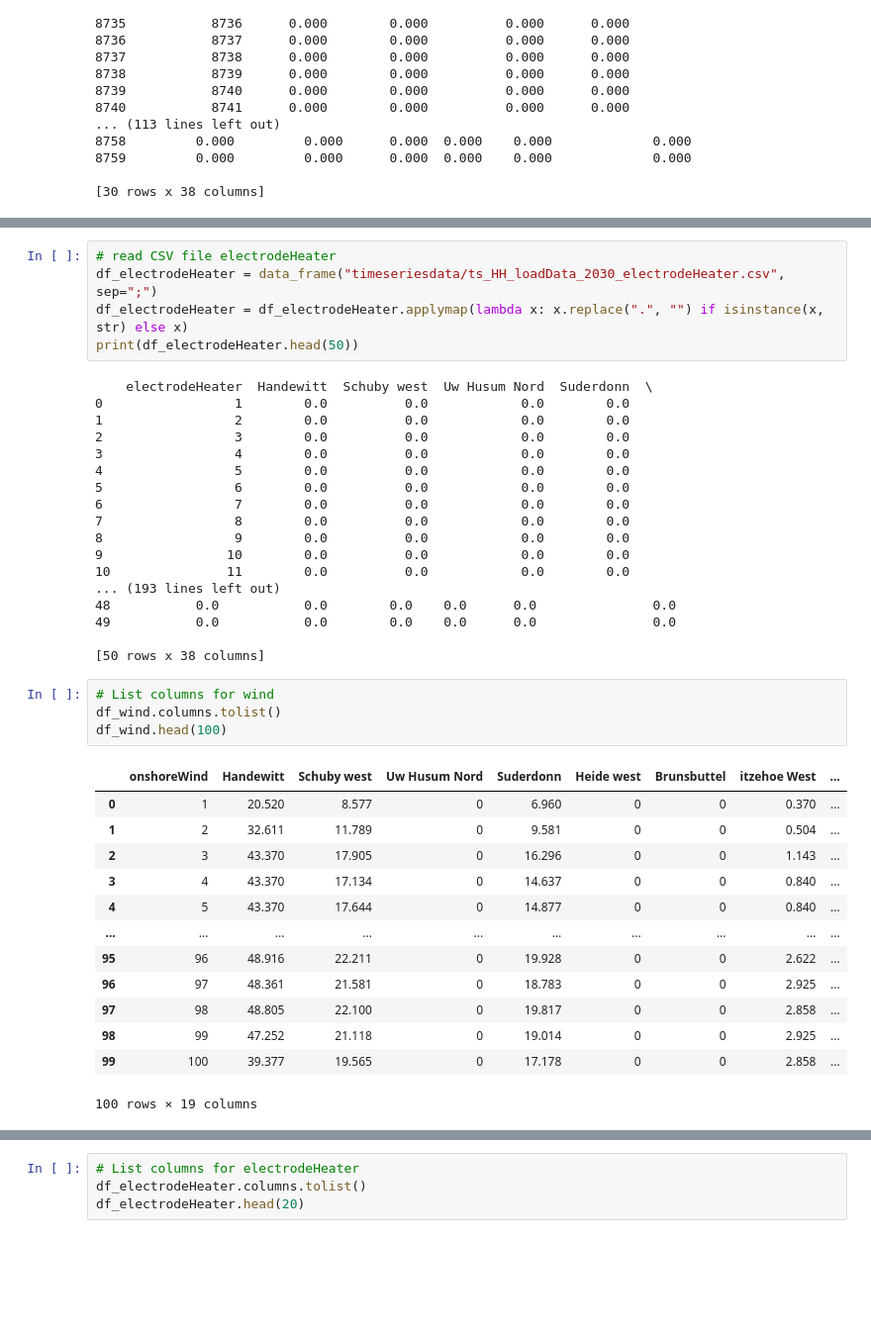
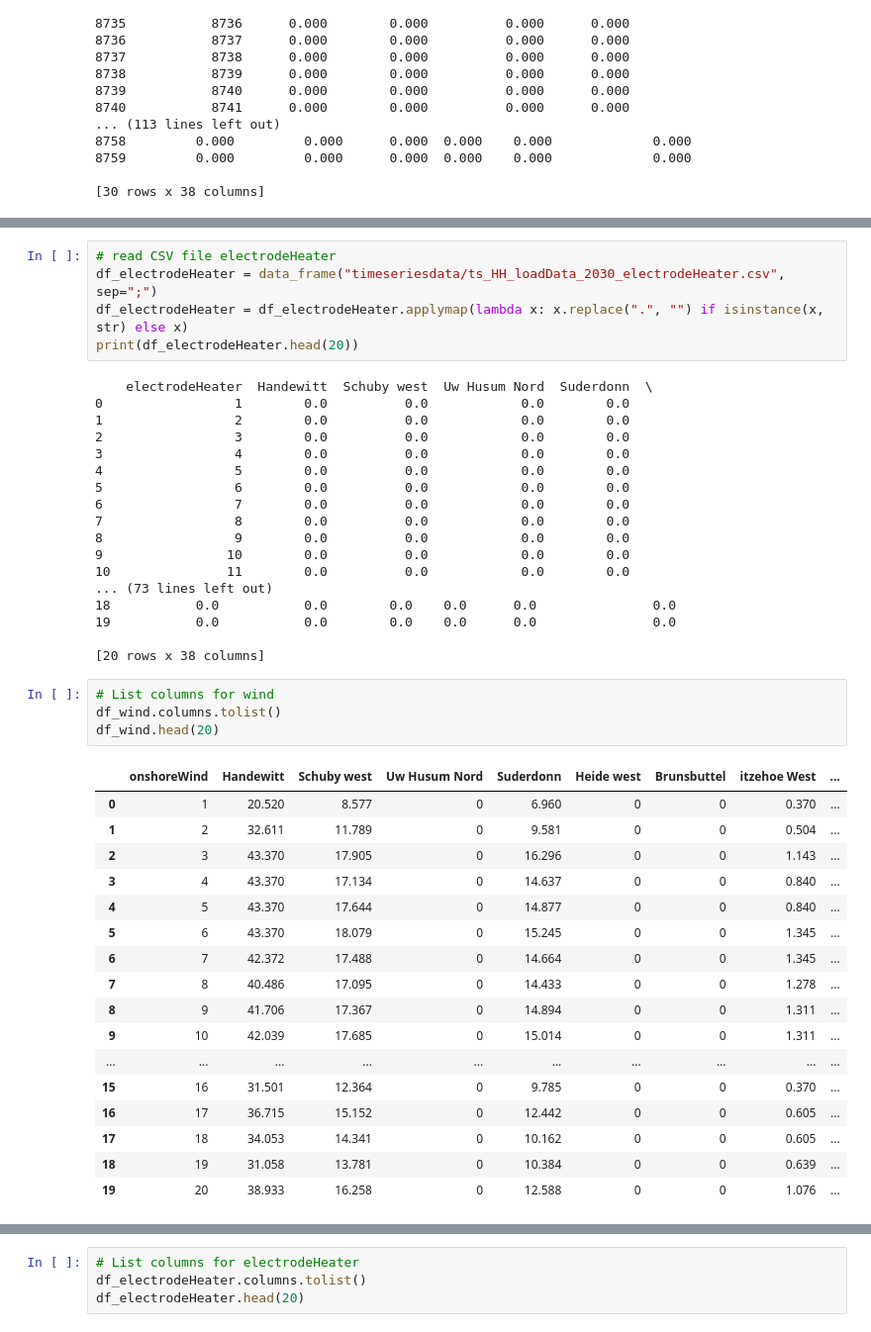
Before and after one commit to adedokun0225/BESS_CongestionManagement, a Jupyter notebook: Timeseries.ipynb, the cells around one changed output, grey strips where cells are left out. Shown at 99% size. Saved outputs shown, nothing was run; the diff lists cells and outputs as text; blank space fills up the shorter version.

```diff
--- a/Timeseries.ipynb
+++ b/Timeseries.ipynb
@@ -77,7 +77,7 @@ print(df_conventionalLoads.head(50))
 # read CSV file electrodeHeater
 df_electrodeHeater = data_frame("timeseriesdata/ts_HH_loadData_2030_electrodeHeater.csv", sep=";")
 df_electrodeHeater = df_electrodeHeater.applymap(lambda x: x.replace(".", "") if isinstance(x, str) else x)
-print(df_electrodeHeater.head(50))
+print(df_electrodeHeater.head(20))
 # %% [output]
     electrodeHeater  Handewitt  Schuby west  Uw Husum Nord  Suderdonn  \
 0                 1        0.0          0.0            0.0        0.0
@@ -91,29 +91,33 @@ print(df_electrodeHeater.head(50))
 8                 9        0.0          0.0            0.0        0.0
 9                10        0.0          0.0            0.0        0.0
 10               11        0.0          0.0            0.0        0.0
-... (193 lines left out)
-48           0.0           0.0        0.0    0.0      0.0               0.0
-49           0.0           0.0        0.0    0.0      0.0               0.0
+... (73 lines left out)
+18           0.0           0.0        0.0    0.0      0.0               0.0
+19           0.0           0.0        0.0    0.0      0.0               0.0
 
-[50 rows x 38 columns]
+[20 rows x 38 columns]
 # %%
 # List columns for wind
 df_wind.columns.tolist()
-df_wind.head(100)
+df_wind.head(20)
 # %% [output]
 |  | onshoreWind | Handewitt | Schuby west | Uw Husum Nord | Suderdonn | Heide west | Brunsbuttel | itzehoe West | ... |
 | 0 | 1 | 20.520 | 8.577 | 0 | 6.960 | 0 | 0 | 0.370 | ... |
 | 1 | 2 | 32.611 | 11.789 | 0 | 9.581 | 0 | 0 | 0.504 | ... |
 | 2 | 3 | 43.370 | 17.905 | 0 | 16.296 | 0 | 0 | 1.143 | ... |
 | 3 | 4 | 43.370 | 17.134 | 0 | 14.637 | 0 | 0 | 0.840 | ... |
 | 4 | 5 | 43.370 | 17.644 | 0 | 14.877 | 0 | 0 | 0.840 | ... |
+| 5 | 6 | 43.370 | 18.079 | 0 | 15.245 | 0 | 0 | 1.345 | ... |
+| 6 | 7 | 42.372 | 17.488 | 0 | 14.664 | 0 | 0 | 1.345 | ... |
+| 7 | 8 | 40.486 | 17.095 | 0 | 14.433 | 0 | 0 | 1.278 | ... |
+| 8 | 9 | 41.706 | 17.367 | 0 | 14.894 | 0 | 0 | 1.311 | ... |
+| 9 | 10 | 42.039 | 17.685 | 0 | 15.014 | 0 | 0 | 1.311 | ... |
 | ... | ... | ... | ... | ... | ... | ... | ... | ... | ... |
-| 95 | 96 | 48.916 | 22.211 | 0 | 19.928 | 0 | 0 | 2.622 | ... |
-| 96 | 97 | 48.361 | 21.581 | 0 | 18.783 | 0 | 0 | 2.925 | ... |
-| 97 | 98 | 48.805 | 22.100 | 0 | 19.817 | 0 | 0 | 2.858 | ... |
-| 98 | 99 | 47.252 | 21.118 | 0 | 19.014 | 0 | 0 | 2.925 | ... |
-| 99 | 100 | 39.377 | 19.565 | 0 | 17.178 | 0 | 0 | 2.858 | ... |
+| 15 | 16 | 31.501 | 12.364 | 0 | 9.785 | 0 | 0 | 0.370 | ... |
+| 16 | 17 | 36.715 | 15.152 | 0 | 12.442 | 0 | 0 | 0.605 | ... |
+| 17 | 18 | 34.053 | 14.341 | 0 | 10.162 | 0 | 0 | 0.605 | ... |
+| 18 | 19 | 31.058 | 13.781 | 0 | 10.384 | 0 | 0 | 0.639 | ... |
+| 19 | 20 | 38.933 | 16.258 | 0 | 12.588 | 0 | 0 | 1.076 | ... |
-100 rows × 19 columns
 # %%
 # List columns for photovoltaics
 df_photovoltaics.columns.tolist()
```
Also changed, not shown: parts of 4 cells of this notebook, 24 other files.
